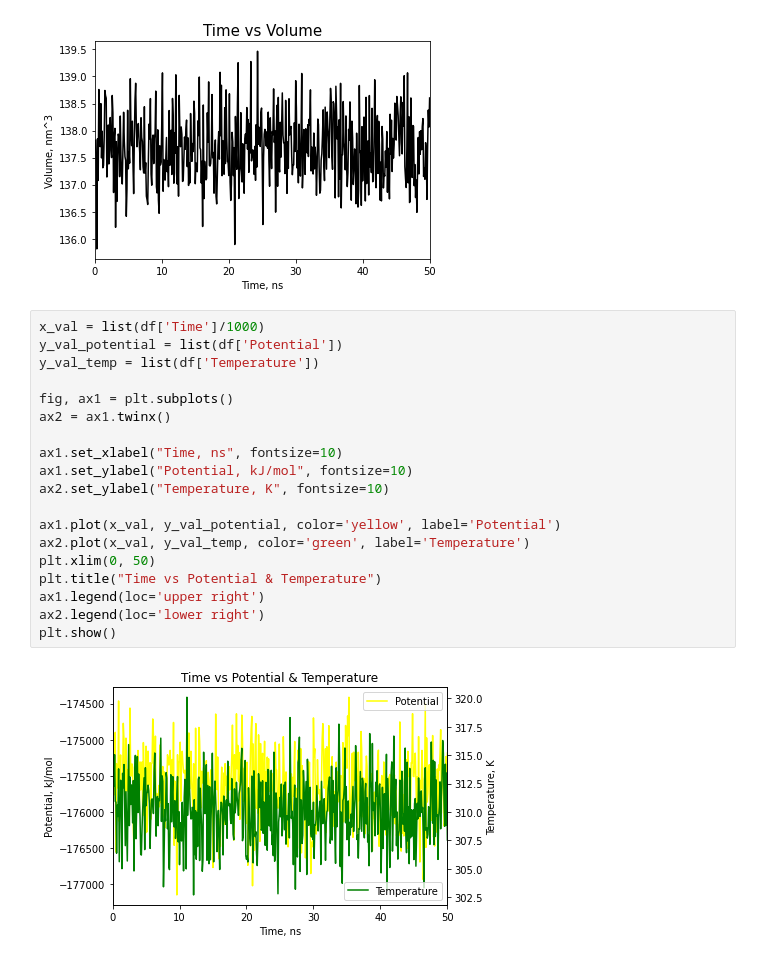
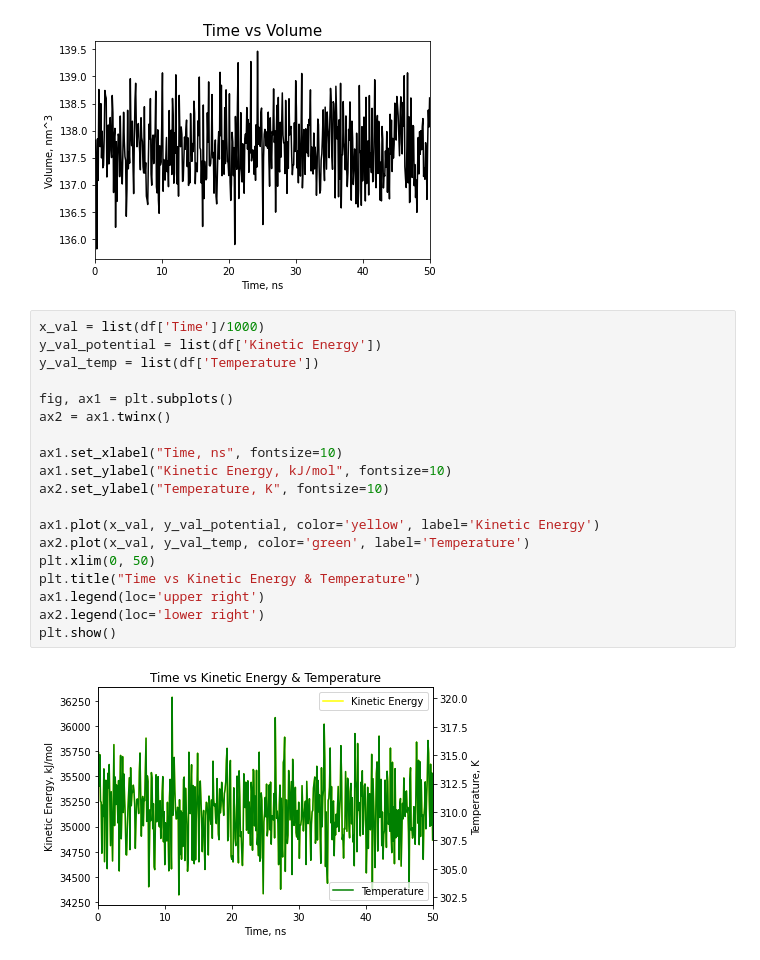
Before and after one commit to WeiJunZhou23/comp-lab-class, a Jupyter notebook: Week2/Analysis/time_plots.ipynb, the cells around one changed output. Cells and saved outputs as stored; diff of their text form.

```diff
--- a/Week2/Analysis/time_plots.ipynb
+++ b/Week2/Analysis/time_plots.ipynb
@@ -66,22 +51,22 @@ for y_title in y_titles:
 [figure]
 # %%
 x_val = list(df['Time']/1000)
-y_val_potential = list(df['Potential'])
+y_val_potential = list(df['Kinetic Energy'])
 y_val_temp = list(df['Temperature'])
 
 fig, ax1 = plt.subplots()
 ax2 = ax1.twinx()
 
 ax1.set_xlabel("Time, ns", fontsize=10)
-ax1.set_ylabel("Potential, kJ/mol", fontsize=10)
+ax1.set_ylabel("Kinetic Energy, kJ/mol", fontsize=10)
 ax2.set_ylabel("Temperature, K", fontsize=10)
 
-ax1.plot(x_val, y_val_potential, color='yellow', label='Potential')
+ax1.plot(x_val, y_val_potential, color='yellow', label='Kinetic Energy')
 ax2.plot(x_val, y_val_temp, color='green', label='Temperature')
 plt.xlim(0, 50)
-plt.title("Time vs Potential & Temperature")
+plt.title("Time vs Kinetic Energy & Temperature")
 ax1.legend(loc='upper right')
 ax2.legend(loc='lower right')
 plt.show()
 # %% [output]
-[figure, old version]
+[figure, new version]
```
Also changed, not shown: parts of 1 cell of this notebook, 12 other files.
